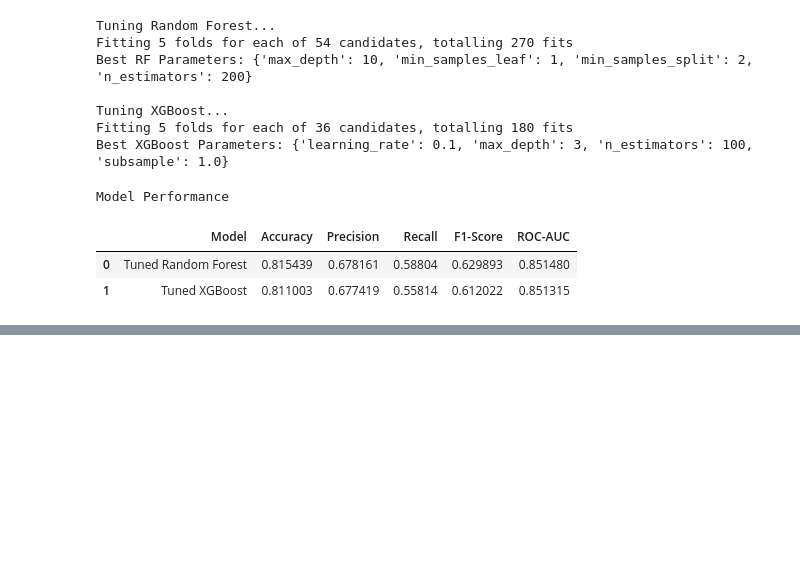
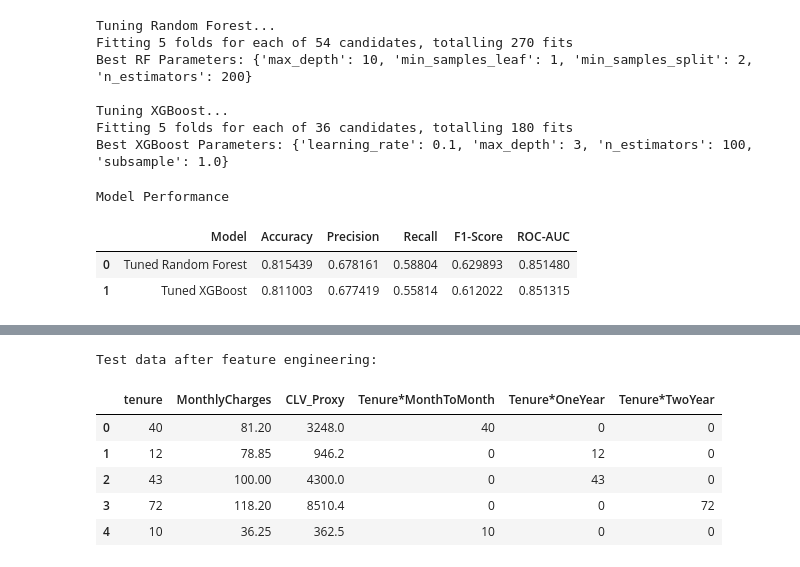
Before and after one commit to Aravindmu/Supervised-Learning-, a Jupyter notebook: Supervised_Learning.ipynb, the cells around one changed output, grey strips where cells are left out. Saved outputs shown, nothing was run; the diff lists cells and outputs as text; code cells hidden in the pictures; blank space fills up the shorter version.

```diff
--- a/Supervised_Learning.ipynb
+++ b/Supervised_Learning.ipynb
@@ -520,0 +615,16 @@ Model Performance
+# %%
+test_data['CLV_Proxy'] = test_data['tenure'] * test_data['MonthlyCharges']
+test_data['Tenure*MonthToMonth'] = test_data['tenure'] * test_data['Contract_Month-to-month']
+test_data['Tenure*OneYear'] = test_data['tenure'] * test_data['Contract_One year']
+test_data['Tenure*TwoYear'] = test_data['tenure'] * test_data['Contract_Two year']
+
+print("Test data after feature engineering:")
+display(test_data[['tenure', 'MonthlyCharges', 'CLV_Proxy', 'Tenure*MonthToMonth', 'Tenure*OneYear', 'Tenure*TwoYear']].head())
+# %% [output]
+Test data after feature engineering:
+|  | tenure | MonthlyCharges | CLV_Proxy | Tenure*MonthToMonth | Tenure*OneYear | Tenure*TwoYear |
+| 0 | 40 | 81.20 | 3248.0 | 40 | 0 | 0 |
+| 1 | 12 | 78.85 | 946.2 | 0 | 12 | 0 |
+| 2 | 43 | 100.00 | 4300.0 | 0 | 43 | 0 |
+| 3 | 72 | 118.20 | 8510.4 | 0 | 0 | 72 |
+| 4 | 10 | 36.25 | 362.5 | 10 | 0 | 0 |
```
Also changed, not shown: parts of 6 cells of this notebook.
